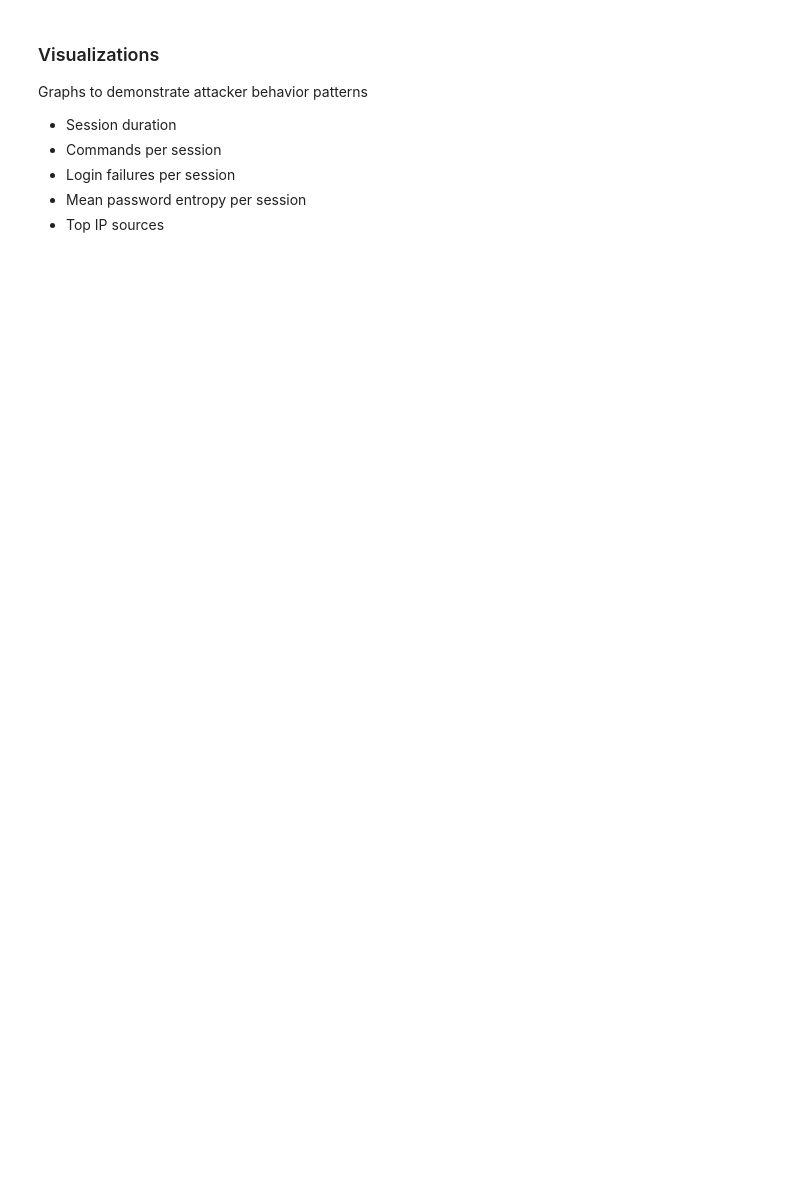
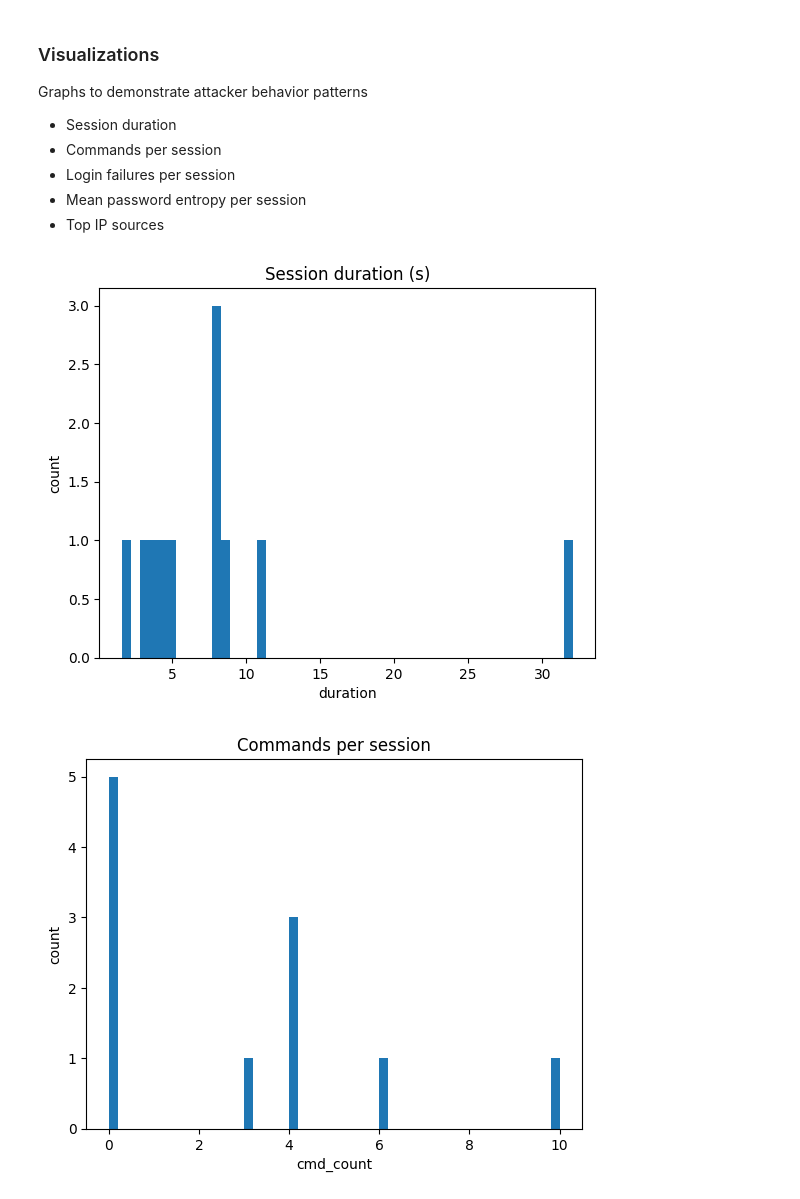
Before and after one commit to SethJonesIntern/SentinelGrid, a Jupyter notebook: machine-learning/notebooks/01_honeypot_pipeline.ipynb, the cells around one changed output. Saved outputs shown, nothing was run; the diff lists cells and outputs as text; code cells hidden in the pictures; blank space fills up the shorter version.

Commit message:
data preprocessing and feature extraction with synthetic data

```diff
--- a/machine-learning/notebooks/01_honeypot_pipeline.ipynb
+++ b/machine-learning/notebooks/01_honeypot_pipeline.ipynb
@@ -37,17 +108,17 @@ Analogy:
 from __future__ import annotations
 import os
 import json
-import math
-import re
+
 from pathlib import Path
-from typing import Any, Dict, Iterable, List, Optional, Tuple
+from typing import Any, Dict, Iterable, List, Tuple
+from collections import Counter
 
 import numpy as np
 import pandas as pd
 import matplotlib.pyplot as plt
 
 #edit path/directory here:
-COWIRE_LOGS_PATH = Path("../data/cowirelogs/")
+COWRIE_LOGS_PATH = Path("../data/cowrielogs/")
 OUTPUT_DIR= Path("../data/outputs/")
 OUTPUT_DIR.mkdir(parents= True, exist_ok= True)
 
@@ -61,6 +132,7 @@ np.random.seed(RANDOM_SEED)
 
 #show max 200 columns if printing dataframe before truncating
 pd.set_option("display.max_columns",200)
+pd.set_option("display.width", 200)
 # %% [markdown]
 #### Load Cowrie JSON logs from file or directoy
 This step takes raw Cowrie honeypot logs and converts them into a DataFrame which is a 2D table structure to store and manipulate data.
@@ -322,6 +862,8 @@ if GEOIP:
     def geoip_lookup(ip: str) -> Dict[str, Any]:
         if not isinstance(ip,str) or not ip:
             return{"country": None, "city": None, "lat": None, "lon": None}
+        if ip in{"127.0.0.1", "::1"}:
+            return {"county": None, "city":None, "lat": None, "lon": None}
         try:
             resp= reader.city(ip)
             return{
@@ -379,25 +967,28 @@ Graphs to demonstrate attacker behavior patterns
 # %%
 #plot histogram for numeric session features and visualize feature distribution
 def hist(series: pd.Series, title:str, bins: int= 50):
     plt.figure()
     #drop missing values
     plt.hist(series.dropna().values, bins=bins)
     plt.title(title)
     plt.xlabel(series.name)
     plt.ylabel("count")
     plt.show()
 
 #distribution plots
 hist(session_df["duration"], "Session duration (s)")
 hist(session_df["cmd_count"], "Commands per session")
-hist(session_df["login_failures"], "Login failures per session")
-hist(session_df["pw_entropy_mean"], "Mean password entropy per session")
+hist(session_df["login_fail"], "Login failures per session")
+hist(session_df["pw_entropy_total"], "Password Total Entropy per session")
 
 #top source ips
 top_ips= session_df["src_ip"].value_counts().head(15)
 plt.figure()
 plt.bar(top_ips.index.astype(str), top_ips.values)
 plt.title("Top source IPs by session count")
 plt.xticks(rotation=70, ha="right")
 plt.ylabel("sessions")
 plt.show()
+# %% [output]
+[figure, added]
+[figure, added]
```
Also changed, not shown: parts of 24 cells of this notebook, 6 other files.
